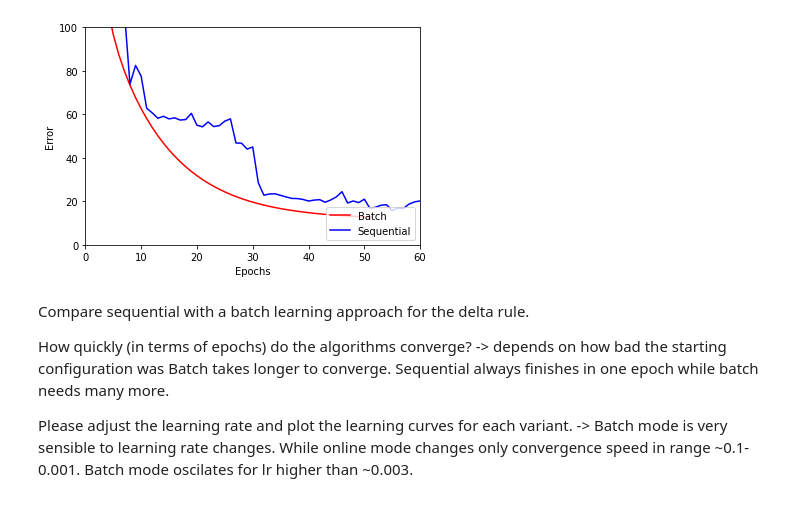
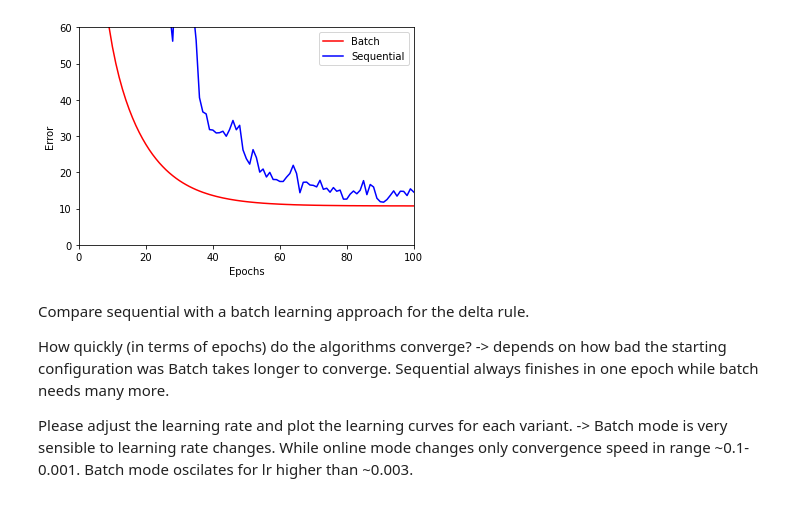
Before and after one commit to KevinArmbruster/ml_lab, a Jupyter notebook: Lab1/Lab1.ipynb, the cells around one changed output. Saved outputs shown, nothing was run; the diff lists cells and outputs as text; code cells hidden in the pictures.

```diff
--- a/Lab1/Lab1.ipynb
+++ b/Lab1/Lab1.ipynb
@@ -113,7 +116,7 @@ plot(classA, classB, weights)
 
 ## online
 for epoch in range(1, epochs+1):
-  X, y_delta, y_perceptron = shuffle(data, tdata)
+  #X, y_delta, y_perceptron = shuffle(data, tdata)
   for i, x in enumerate(X.T):
     x = x.reshape(3,1)
     weights += delta(x, weights, y_delta[i])
@@ -195,14 +198,14 @@ array([[0.61621914, 0.31087446, 0.02056337]])
 # %%
 plt.plot(range(1, len(batch_errors)+1), np.array(batch_errors), c="red", label="Batch")
 plt.plot(range(1, len(online_errors)+1), np.array(online_errors), c="blue", label="Sequential")
 plt.xlabel("Epochs")
 plt.ylabel("Error")
-plt.ylim(0, 100)
-plt.xlim(0, 60)
-plt.legend(loc="lower right")
+plt.ylim(0, 60)
+plt.xlim(0, 100)
+plt.legend()
 plt.show()
 # %% [output]
-[figure, old version]
+[figure, new version]
 # %% [markdown]
 Compare sequential with a batch learning approach for the delta rule.
 
```
Also changed, not shown: parts of 6 cells of this notebook, 5 other files.
